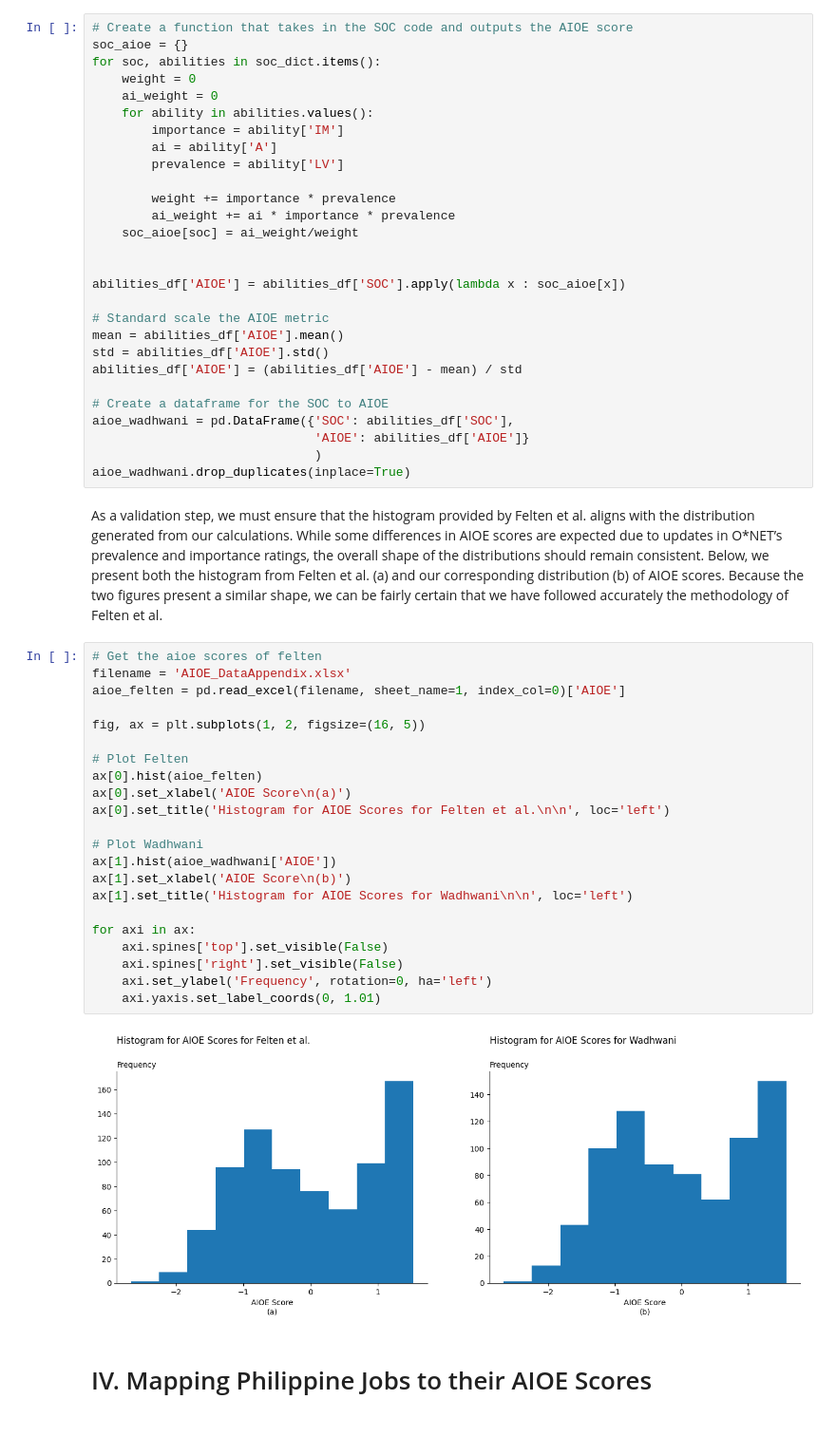
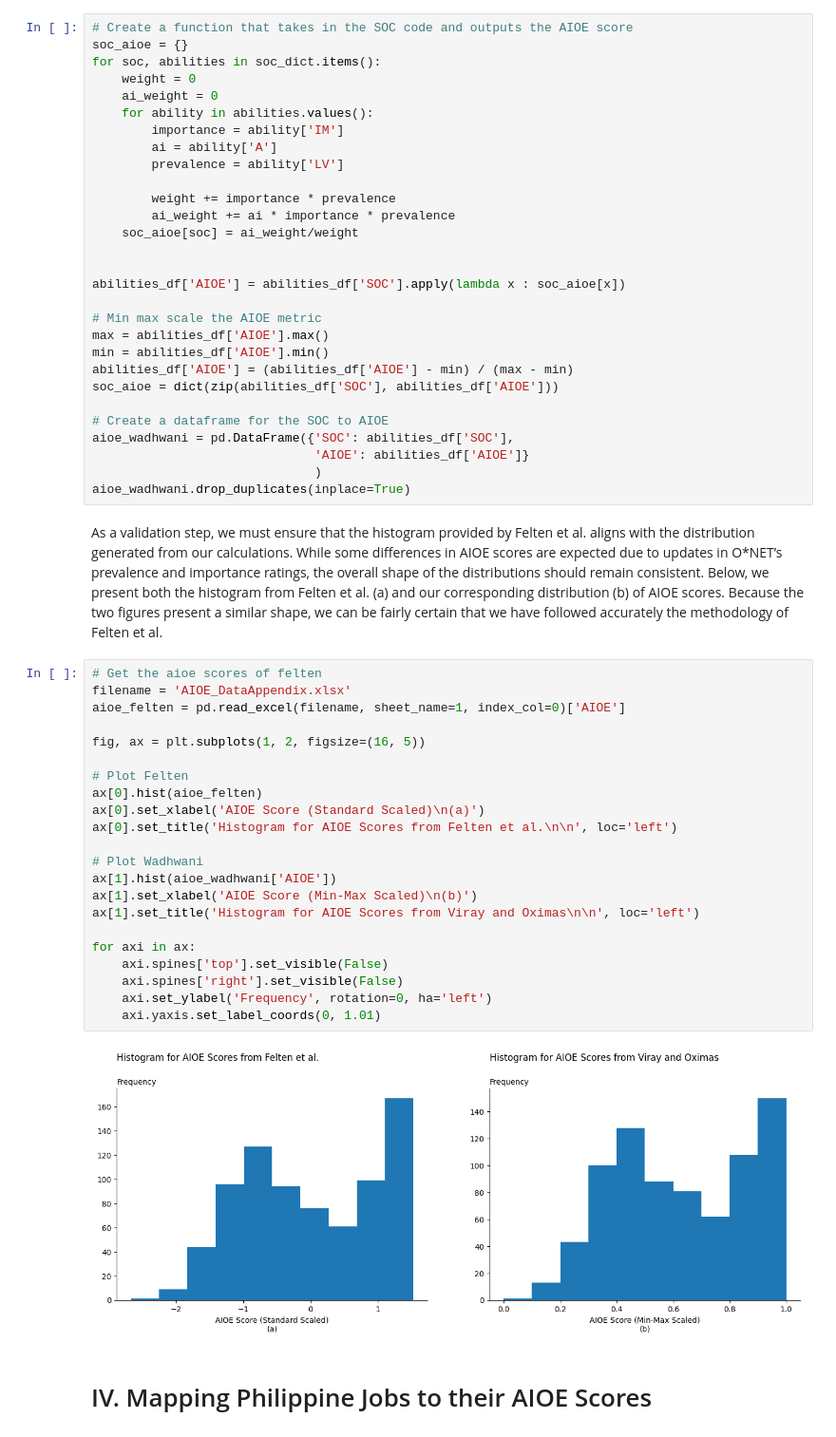
Before and after one commit to BSDSBA-JF/wadwani_intern, a Jupyter notebook: first_task/WorldBank/2_soc_aioe/soc_aioe.ipynb, the cells around one changed output. Shown at 95% size. Saved outputs shown, nothing was run; the diff lists cells and outputs as text.

Commit message:
Worked on Complementarity Scores

```diff
--- a/first_task/WorldBank/2_soc_aioe/soc_aioe.ipynb
+++ b/first_task/WorldBank/2_soc_aioe/soc_aioe.ipynb
@@ -97,10 +97,11 @@ for soc, abilities in soc_dict.items():
 
 abilities_df['AIOE'] = abilities_df['SOC'].apply(lambda x : soc_aioe[x])
 
-# Standard scale the AIOE metric
-mean = abilities_df['AIOE'].mean()
-std = abilities_df['AIOE'].std()
-abilities_df['AIOE'] = (abilities_df['AIOE'] - mean) / std
+# Min max scale the AIOE metric
+max = abilities_df['AIOE'].max()
+min = abilities_df['AIOE'].min()
+abilities_df['AIOE'] = (abilities_df['AIOE'] - min) / (max - min)
+soc_aioe = dict(zip(abilities_df['SOC'], abilities_df['AIOE']))
 
 # Create a dataframe for the SOC to AIOE
 aioe_wadhwani = pd.DataFrame({'SOC': abilities_df['SOC'],
@@ -112,27 +113,27 @@ As a validation step, we must ensure that the histogram provided by Felten et al
 # %%
 # Get the aioe scores of felten
 filename = 'AIOE_DataAppendix.xlsx'
 aioe_felten = pd.read_excel(filename, sheet_name=1, index_col=0)['AIOE']
 
 fig, ax = plt.subplots(1, 2, figsize=(16, 5))
 
 # Plot Felten
 ax[0].hist(aioe_felten)
-ax[0].set_xlabel('AIOE Score\n(a)')
-ax[0].set_title('Histogram for AIOE Scores for Felten et al.\n\n', loc='left')
+ax[0].set_xlabel('AIOE Score (Standard Scaled)\n(a)')
+ax[0].set_title('Histogram for AIOE Scores from Felten et al.\n\n', loc='left')
 
 # Plot Wadhwani
 ax[1].hist(aioe_wadhwani['AIOE'])
-ax[1].set_xlabel('AIOE Score\n(b)')
-ax[1].set_title('Histogram for AIOE Scores for Wadhwani\n\n', loc='left')
+ax[1].set_xlabel('AIOE Score (Min-Max Scaled)\n(b)')
+ax[1].set_title('Histogram for AIOE Scores from Viray and Oximas\n\n', loc='left')
 
 for axi in ax:
     axi.spines['top'].set_visible(False)
     axi.spines['right'].set_visible(False)
     axi.set_ylabel('Frequency', rotation=0, ha='left')
     axi.yaxis.set_label_coords(0, 1.01)
 # %% [output]
-[figure, old version]
+[figure, new version]
 # %% [markdown]
 # IV. Mapping Philippine Jobs to their AIOE Scores
 # %% [markdown]
```
Also changed, not shown: parts of 1 cell of this notebook, 10 other files.
